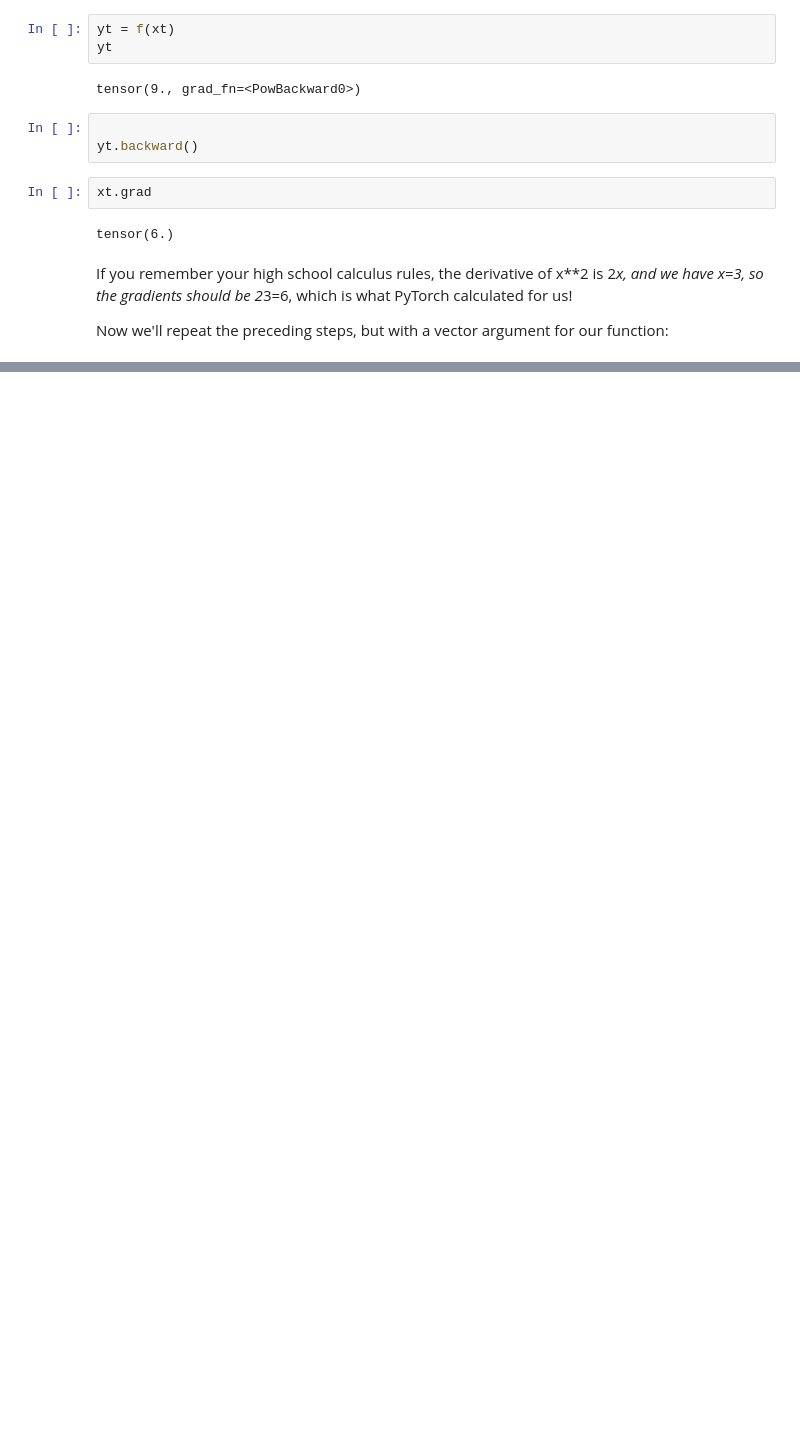
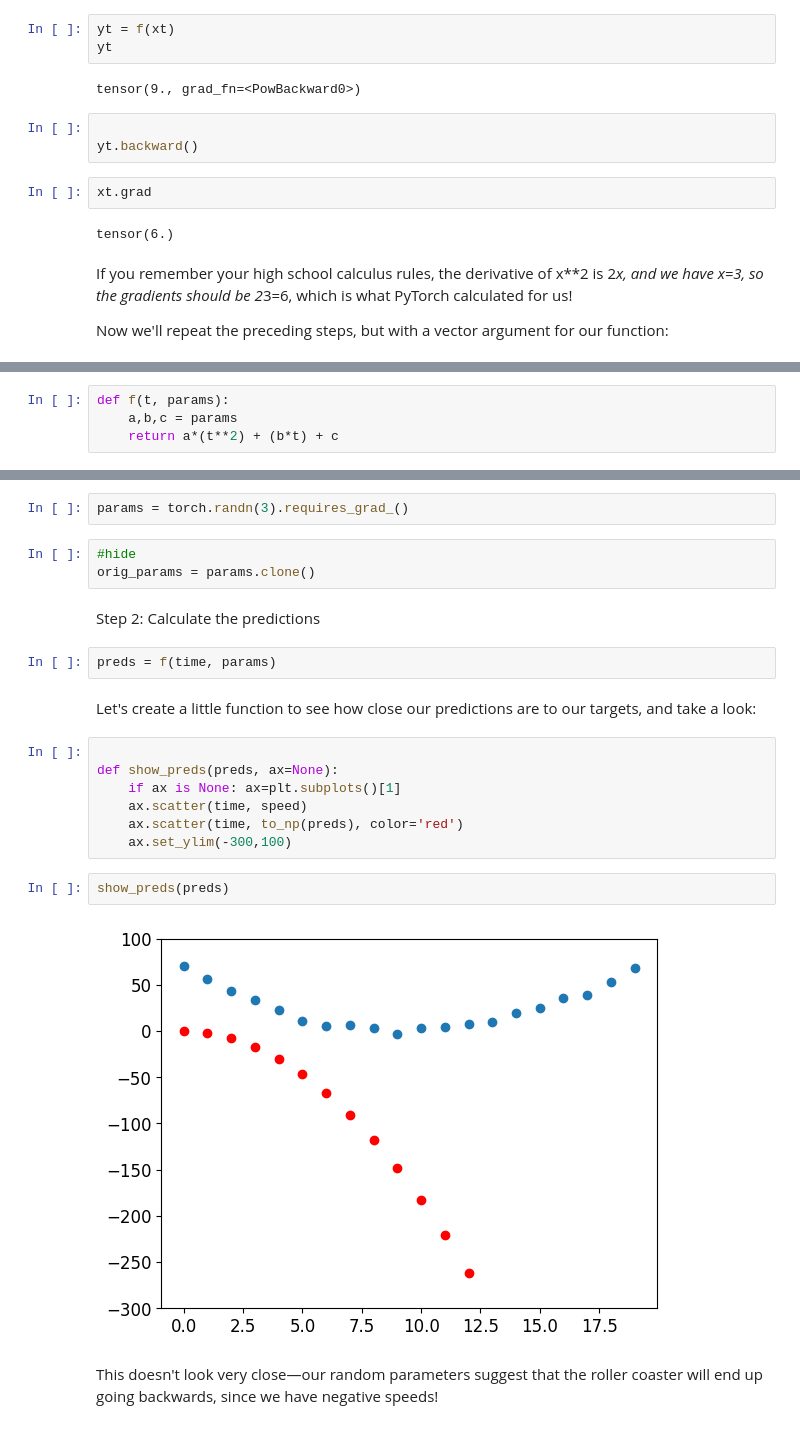
Before and after one commit to manojbaliyan16/project26, a Jupyter notebook: notebooks/4_Foundation_NN.ipynb, the cells around one changed output, grey strips where cells are left out. Cells and saved outputs as stored; diff of their text form; blank space fills up the shorter version.

```diff
--- a/notebooks/4_Foundation_NN.ipynb
+++ b/notebooks/4_Foundation_NN.ipynb
@@ -255,0 +327,4 @@ Now we'll repeat the preceding steps, but with a vector argument for our functio
+# %%
+def f(t, params):
+    a,b,c = params
+    return a*(t**2) + (b*t) + c
@@ -255,0 +338,24 @@ Now we'll repeat the preceding steps, but with a vector argument for our functio
+# %%
+params = torch.randn(3).requires_grad_()
+# %%
+#hide
+orig_params = params.clone()
+# %% [markdown]
+Step 2: Calculate the predictions
+# %%
+preds = f(time, params)
+# %% [markdown]
+Let's create a little function to see how close our predictions are to our targets, and take a look:
+# %%
+
+def show_preds(preds, ax=None):
+    if ax is None: ax=plt.subplots()[1]
+    ax.scatter(time, speed)
+    ax.scatter(time, to_np(preds), color='red')
+    ax.set_ylim(-300,100)
+# %%
+show_preds(preds)
+# %% [output]
+[figure, added]
+# %% [markdown]
+This doesn't look very close—our random parameters suggest that the roller coaster will end up going backwards, since we have negative speeds!
```
Also changed, not shown: parts of 197 cells of this notebook, 1 other file.
